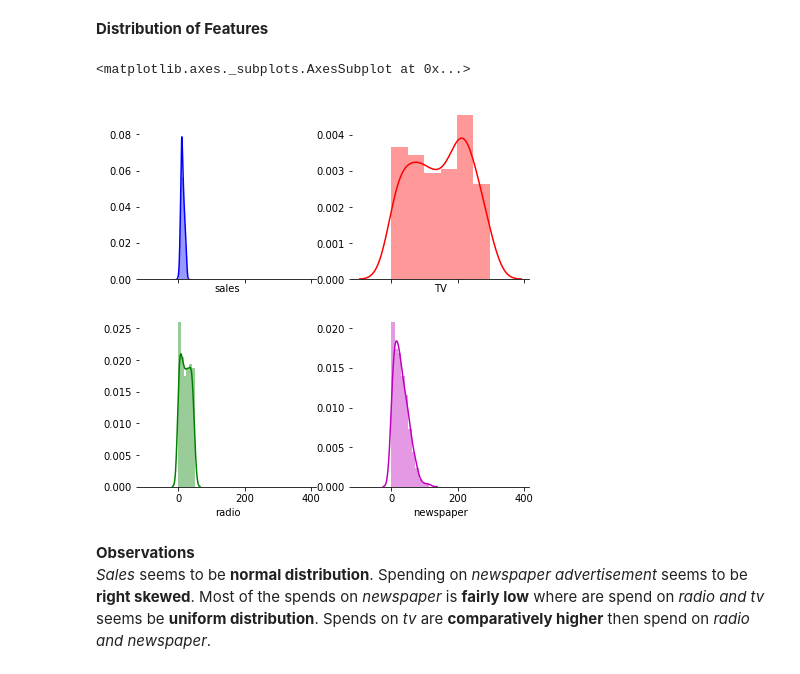
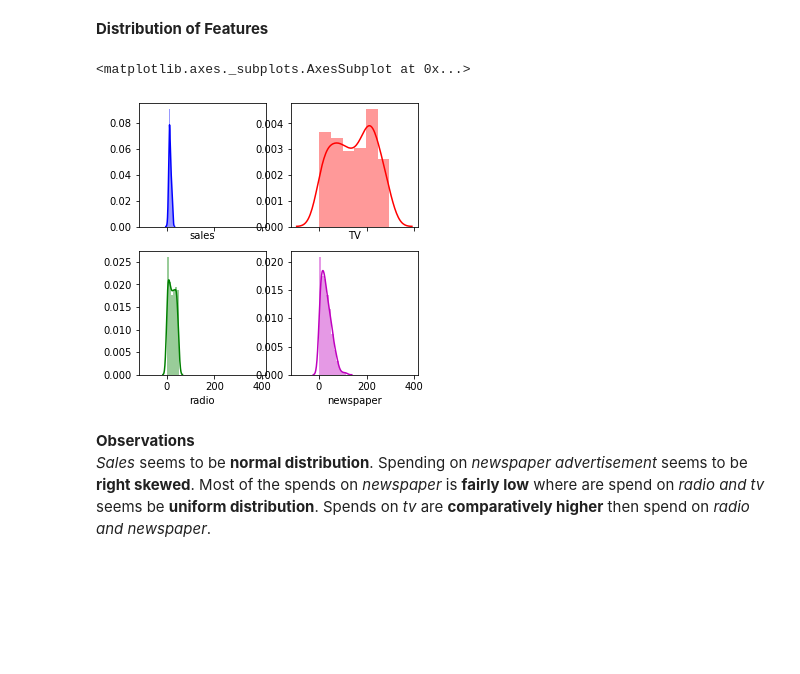
Before and after one commit to meenalj/dsnoob, a Jupyter notebook: LinearRegression_Training_MJ.ipynb, the cells around one changed output. Drawn from its saved outputs; the diff is of its cells as text; code cells hidden in the pictures; blank space fills up the shorter version.

```diff
--- a/LinearRegression_Training_MJ.ipynb
+++ b/LinearRegression_Training_MJ.ipynb
@@ -116,19 +124,19 @@ There are 200 **observations**, and thus 200 markets in the dataset.
 # %% [markdown]
 __Distribution of Features__
 # %%
-f, axes = plt.subplots(2, 2, figsize=(7, 7), sharex=True)                                      # Set up the matplotlib figure
-sns.despine(left=True)
-
+#1. Setup matplot lib figure. This entire set has to be done together
+f, axes = plt.subplots(2, 2, figsize=(5, 5),sharex=True)                                      # Set up the matplotlib figure
+#sns.despine(left=True) # Removes the box feature
 sns.distplot(data.sales, color="b", ax=axes[0, 0])
 
 sns.distplot(data.TV, color="r", ax=axes[0, 1])
 
 sns.distplot(data.radio, color="g", ax=axes[1, 0])
 
 sns.distplot(data.newspaper, color="m", ax=axes[1, 1])
 # %% [output]
 <matplotlib.axes._subplots.AxesSubplot at 0x...>
-[figure, old version]
+[figure, new version]
 # %% [markdown]
 __Observations__<br/>
 _Sales_ seems to be __normal distribution__. Spending on _newspaper advertisement_ seems to be __right skewed__. Most of the spends on _newspaper_ is __fairly low__ where are spend on _radio and tv_ seems be __uniform distribution__. Spends on _tv_ are __comparatively higher__ then spend on _radio and newspaper_.
```
Also changed, not shown: parts of 13 cells of this notebook.
